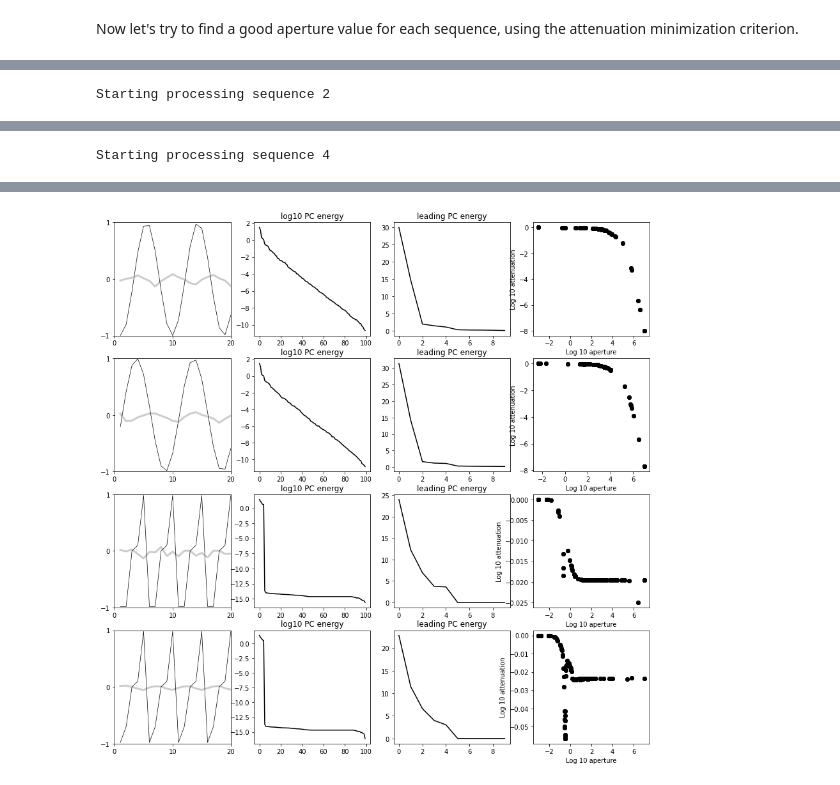
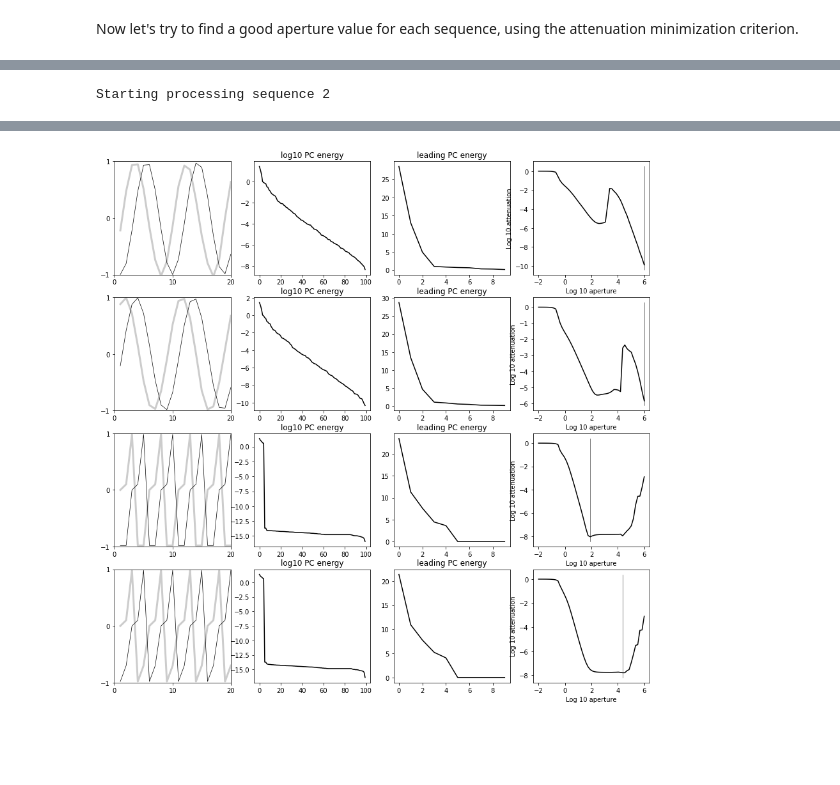
Before and after one commit to HugoChateauLaurent/Jaeger2014_reproduction, a Jupyter notebook: four_seq_conceptors.ipynb, the cells around one changed output, grey strips where cells are left out. Cells and saved outputs as stored; diff of their text form; code cells hidden in the pictures; blank space fills up the shorter version.

```diff
--- a/four_seq_conceptors.ipynb
+++ b/four_seq_conceptors.ipynb
@@ -73,7 +93,7 @@ X = np.array([reservoir.run(sequence[:1500], reset=True) for sequence in sequenc
 Y = np.array([sequence[:1500] for sequence in sequences])
 readout = readout.fit(X, Y, warmup=500)
 # %%
-test_states = [reservoir.run(sequence[:2000], reset=True) for sequence in sequences]
+test_states = np.array([reservoir.run(sequence[:2000], reset=True) for sequence in sequences])
 Y_pred = [readout.run(test_states[i]) for i in range(len(sequences))]
 for i in range(len(sequences)):
     plot_sequence(x, sequences[i][1000:], show=False, color='black')
@@ -171,25 +183,13 @@ Now let's try to reproduce the sequences by filtering through the conceptors.
 test_states = np.zeros(test_states.shape)
 Y_pred = np.zeros(Y_pred.shape)
 
-W = loaded_reservoir.W
-b = reservoir.bias
-
-def conceptor_run(C, X_0, W, b, n_timesteps=500):
-    Z = np.zeros((n_timesteps+1, X_0.size))
-    X = np.zeros((n_timesteps+1, X_0.size))
-
-    X[0,:] = X_0
-    for i in range(n_timesteps):
-        Z[i+1,:] = np.array(np.tanh(np.dot(W,X[i,:,None])+b))[:,0]
-        X[i+1,:] = np.dot(C, Z[i+1,:]) # filter by conceptor
-        X[i+1,:] = np.dot(C, Z[i+1,:]) # filter by conceptor
-
-    return X[1:],Z[1:] # remove initialization step
+W = recurrence.get_param("Wout")
+b = reservoir.get_param("bias")[:,0]
 
 fig, axes = plt.subplots(nrows=len(sequences), ncols=3, figsize=(15,15))
 for i in range(len(sequences)):
 
-    C,R = create_conceptor(X[i,:,:], warmup=500, aperture=10**2.1, return_R=True)
+    C,R = create_conceptor(X[i,:,:], warmup=500, aperture=10, return_R=True)
 
     # compute filtered dynamics
     test_states,_ = conceptor_run(C, X[i,500], W, b, 500)
@@ -217,20 +217,10 @@ Now let's try to find a good aperture value for each sequence, using the attenua
 test_states = np.zeros(test_states.shape)
 Y_pred = np.zeros(Y_pred.shape)
 
-W = loaded_reservoir.W
-b = reservoir.bias
-
-aperture_evaluations_log10_aperture = {k:[] for k in range(len(sequences))}
-aperture_evaluations_attenuation = {k:[] for k in range(len(sequences))}
-
-def attenuation(log10_aperture, sequence, X_0, W, b, i):
+def attenuation(log10_aperture, sequence, x0, W, b, i):
     C,R = create_conceptor(sequence, warmup=500, aperture=10**log10_aperture, return_R=True)
-    X,Z = conceptor_run(C, X_0, W, b, 500)
+    X,Z = conceptor_run(C, x0, W, b, 500)
     resulting_attenuation = np.mean(np.linalg.norm((Z-X), axis=1)**2)/np.mean(np.linalg.norm(Z, axis=1)**2)
-
-#     print("log10_aperture:", log10_aperture, "->", np.log10(resulting_attenuation))
-    aperture_evaluations_log10_aperture[i].append(log10_aperture)
-    aperture_evaluations_attenuation[i].append(resulting_attenuation)
 
     return resulting_attenuation
 
@@ -241,21 +231,33 @@ for i in range(len(sequences)):
     print("Starting processing sequence", i+1)
 
     # create conceptor
-    minimizer_kwargs = {
-        "method": "L-BFGS-B",
-        "args": (X[i], X[i,500], W, b, i),
-        "bounds": ((-3,7),)
-#         "bounds": ((-2,4),)
-    }
-    results = basinhopping(
+#     minimizer_kwargs = {
+#         "method": "L-BFGS-B",
+#         "args": (X[i], X[i,500], W, b, i),
+#         "bounds": ((-3,7),)
+# #         "bounds": ((-2,4),)
+#     }
+#     results = basinhopping(
+#         attenuation,
+#         2.1,
+#         niter=100,
+#         minimizer_kwargs=minimizer_kwargs,
+#         stepsize=5
+#     )
+    _,_,grid,Jout = brute(
         attenuation,
-        2.1,
-        niter=20,
-        minimizer_kwargs=minimizer_kwargs,
-        stepsize=5
+        ranges=((-2,6),),
+        args=(X[i], X[i,500], W, b, i),
+        Ns=50,
+        full_output=True,
+#         finish=None,
+        workers=-1 # parallelize on all cores available
+
     )
-    print(results)
-    C,R = create_conceptor(X[i,:,:], warmup=500, aperture=results["x"], return_R=True)
+
+    best_aperture = grid[np.argmin(Jout)]
+
+    C,R = create_conceptor(X[i,:,:], warmup=500, aperture=10**best_aperture, return_R=True)
 
     # compute filtered dynamics
     test_states,_ = conceptor_run(C, X[i,500], W, b, 500)
@@ -272,11 +274,11 @@ for i in range(len(sequences)):
     plot_sequence(x, sequences[i][500:], show=False, ax=axes[i,0], color='black', linewidth=0.7)
     plot_sequence(x, Y_pred, show=False, ax=axes[i,0], linewidth=3, alpha=.2, color='black')
 
-    axes[i,3].scatter(aperture_evaluations_log10_aperture[i], np.log10(aperture_evaluations_attenuation[i]), color='black')
+    axes[i,3].plot(grid, np.log10(Jout), color='black')
+    axes[i,3].plot([best_aperture]*2, list(axes[i,3].get_ylim()), color='black', linewidth=.5)
     axes[i,3].set_xlabel("Log 10 aperture")
     axes[i,3].set_ylabel("Log 10 attenuation")
     axes[i,3].plot(color='black')
-#     axes[i,3].set_ylim(-10,0)
 
 
 
@@ -339 +290,0 @@ Starting processing sequence 3
-Starting processing sequence 4
@@ -357,4 +291,4 @@ Starting processing sequence 4
-[figure, old version]
+[figure, new version]
 # %% [markdown]
 From Jaeger (2014):
 ![image-2.png](attachment:image-2.png)
```
Also changed, not shown: parts of 9 cells of this notebook.
